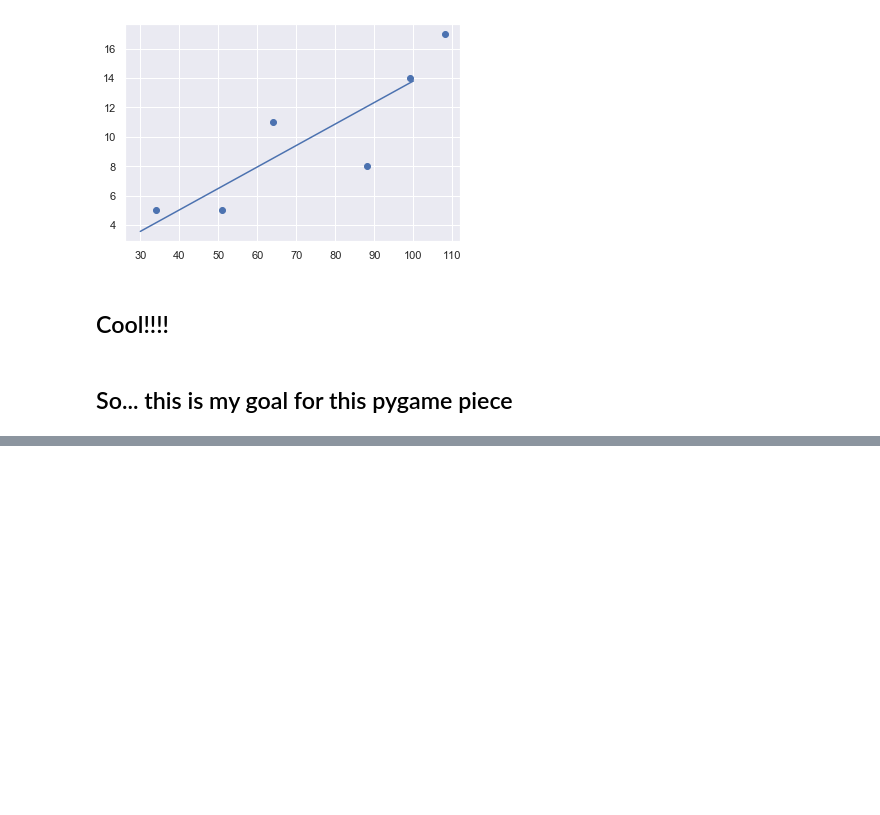
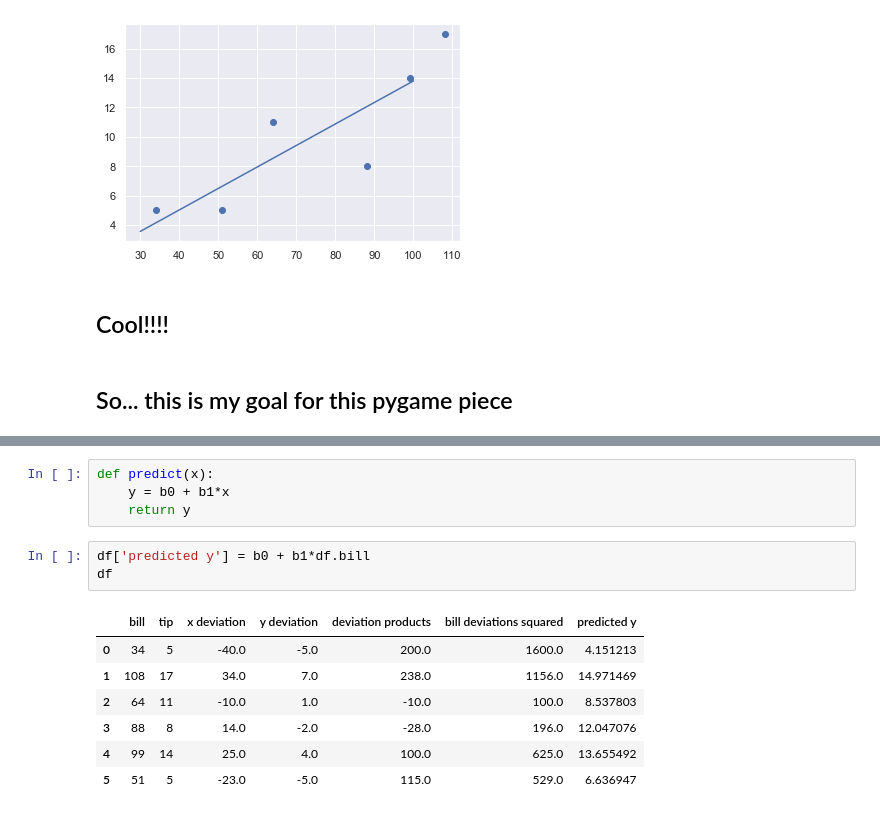
Before and after one commit to Biuku/LinearRegressionGame, a Jupyter notebook: Jupyter/Regression/02 Regression - manual least squares.ipynb, the cells around one changed output, grey strips where cells are left out. Saved outputs shown, nothing was run; the diff lists cells and outputs as text; blank space fills up the shorter version.

```diff
--- a/Jupyter/Regression/02 Regression - manual least squares.ipynb
+++ b/Jupyter/Regression/02 Regression - manual least squares.ipynb
@@ -199,0 +212,15 @@ plt.plot(x, y)
+# %%
+def predict(x):
+    y = b0 + b1*x
+    return y
+# %%
+df['predicted y'] = b0 + b1*df.bill
+df
+# %% [output]
+|  | bill | tip | x deviation | y deviation | deviation products | bill deviations squared | predicted y |
+| 0 | 34 | 5 | -40.0 | -5.0 | 200.0 | 1600.0 | 4.151213 |
+| 1 | 108 | 17 | 34.0 | 7.0 | 238.0 | 1156.0 | 14.971469 |
+| 2 | 64 | 11 | -10.0 | 1.0 | -10.0 | 100.0 | 8.537803 |
+| 3 | 88 | 8 | 14.0 | -2.0 | -28.0 | 196.0 | 12.047076 |
+| 4 | 99 | 14 | 25.0 | 4.0 | 100.0 | 625.0 | 13.655492 |
+| 5 | 51 | 5 | -23.0 | -5.0 | 115.0 | 529.0 | 6.636947 |
```
Also changed, not shown: parts of 2 cells of this notebook, 9 other files.
